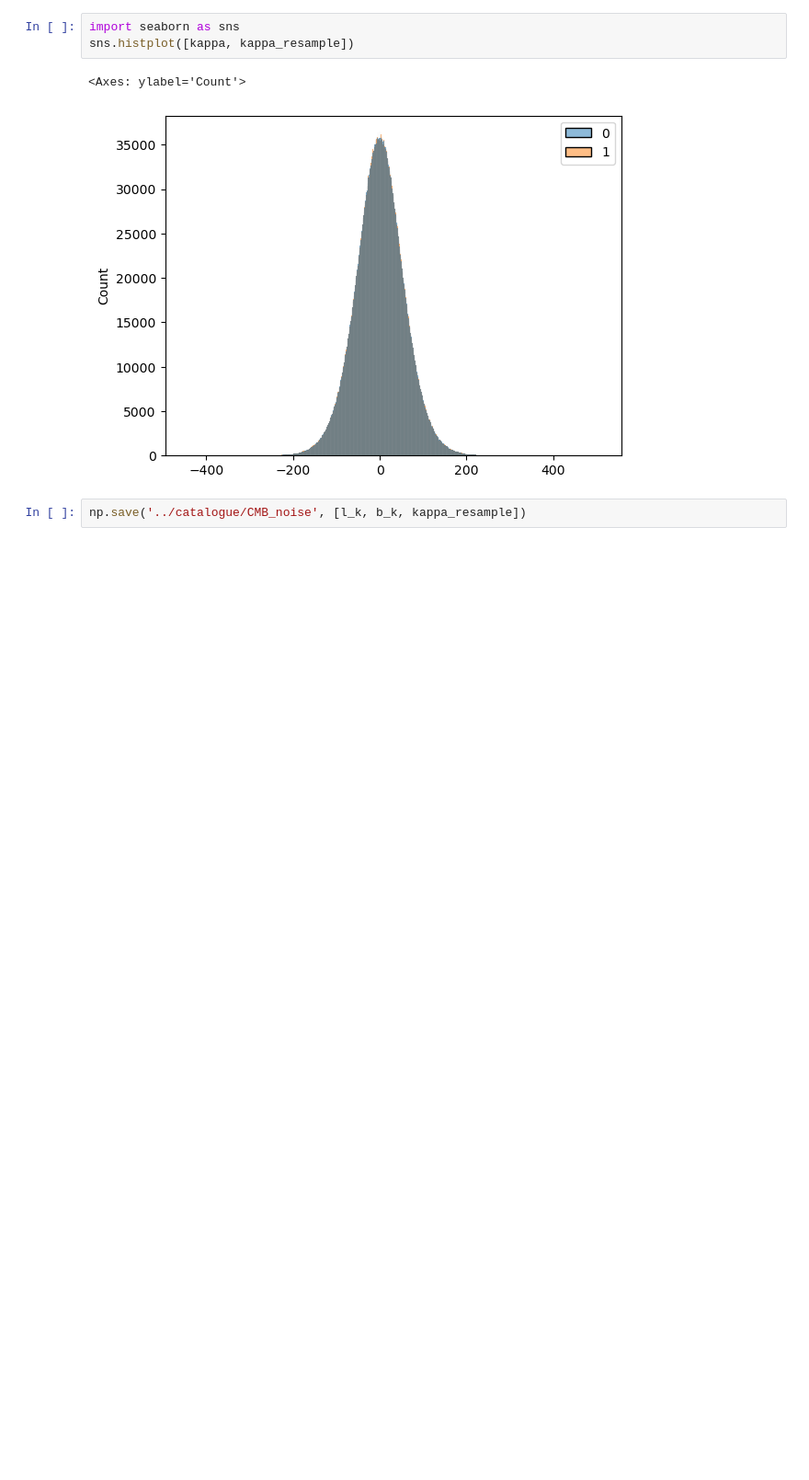
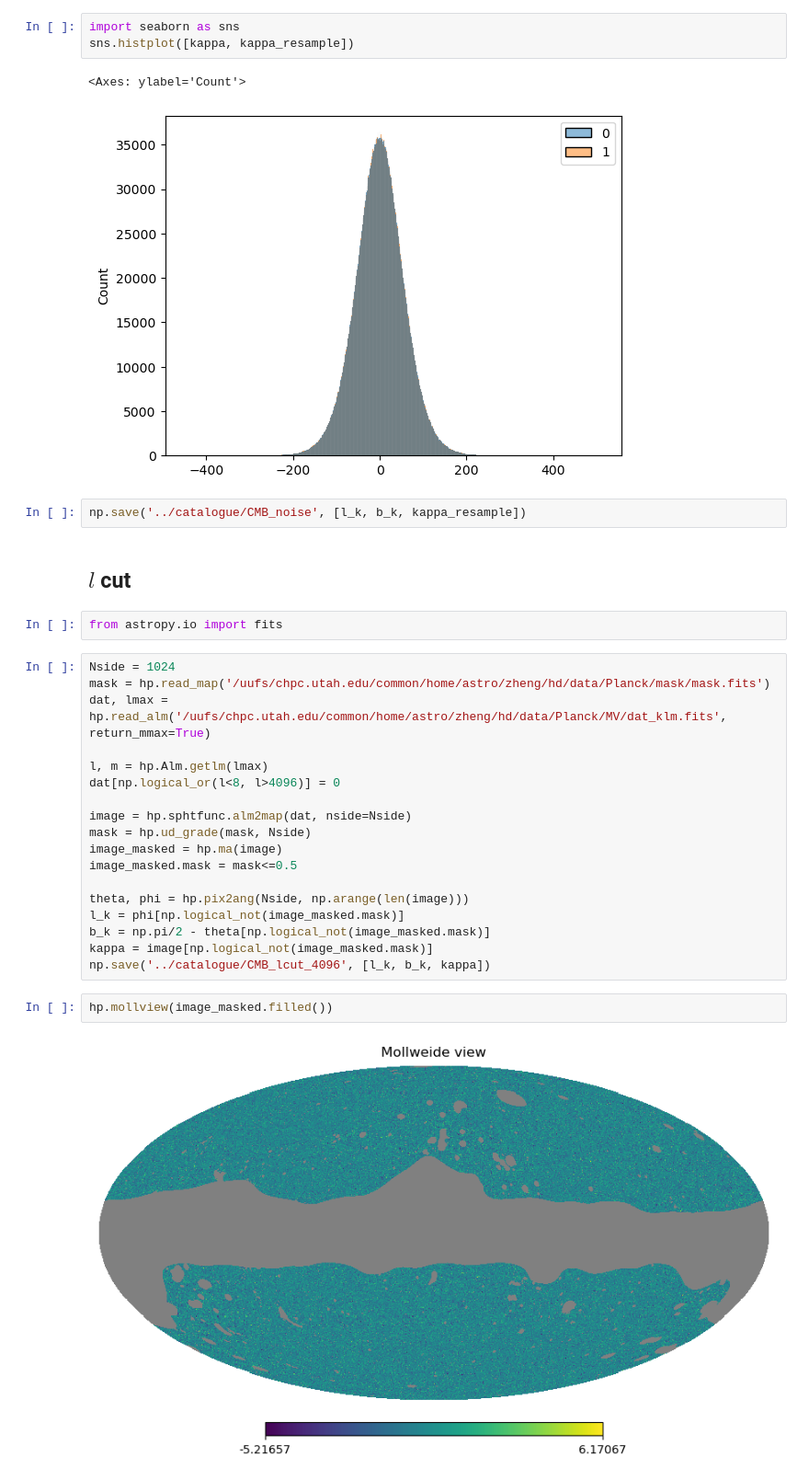
Before and after one commit to MeloDi-23/quasar-CMB-lensing-correlation, a Jupyter notebook: jupyter/read_planck.ipynb, the cells around one changed output. Shown at 92% size. Cells and saved outputs as stored; diff of their text form; blank space fills up the shorter version.

```diff
--- a/jupyter/read_planck.ipynb
+++ b/jupyter/read_planck.ipynb
@@ -168,3 +165,29 @@ sns.histplot([kappa, kappa_resample])
 [figure]
 # %%
 np.save('../catalogue/CMB_noise', [l_k, b_k, kappa_resample])
+# %% [markdown]
+## $l$ cut
+# %%
+from astropy.io import fits
+# %%
+Nside = 1024
+mask = hp.read_map('/uufs/chpc.utah.edu/common/home/astro/zheng/hd/data/Planck/mask/mask.fits')
+dat, lmax = hp.read_alm('/uufs/chpc.utah.edu/common/home/astro/zheng/hd/data/Planck/MV/dat_klm.fits', return_mmax=True)
+
+l, m = hp.Alm.getlm(lmax)
+dat[np.logical_or(l<8, l>4096)] = 0
+
+image = hp.sphtfunc.alm2map(dat, nside=Nside)
+mask = hp.ud_grade(mask, Nside)
+image_masked = hp.ma(image)
+image_masked.mask = mask<=0.5
+
+theta, phi = hp.pix2ang(Nside, np.arange(len(image)))
+l_k = phi[np.logical_not(image_masked.mask)]
+b_k = np.pi/2 - theta[np.logical_not(image_masked.mask)]
+kappa = image[np.logical_not(image_masked.mask)]
+np.save('../catalogue/CMB_lcut_4096', [l_k, b_k, kappa])
+# %%
+hp.mollview(image_masked.filled())
+# %% [output]
+[figure, added]
```
Also changed, not shown: parts of 35 cells of this notebook, 8 other files.
